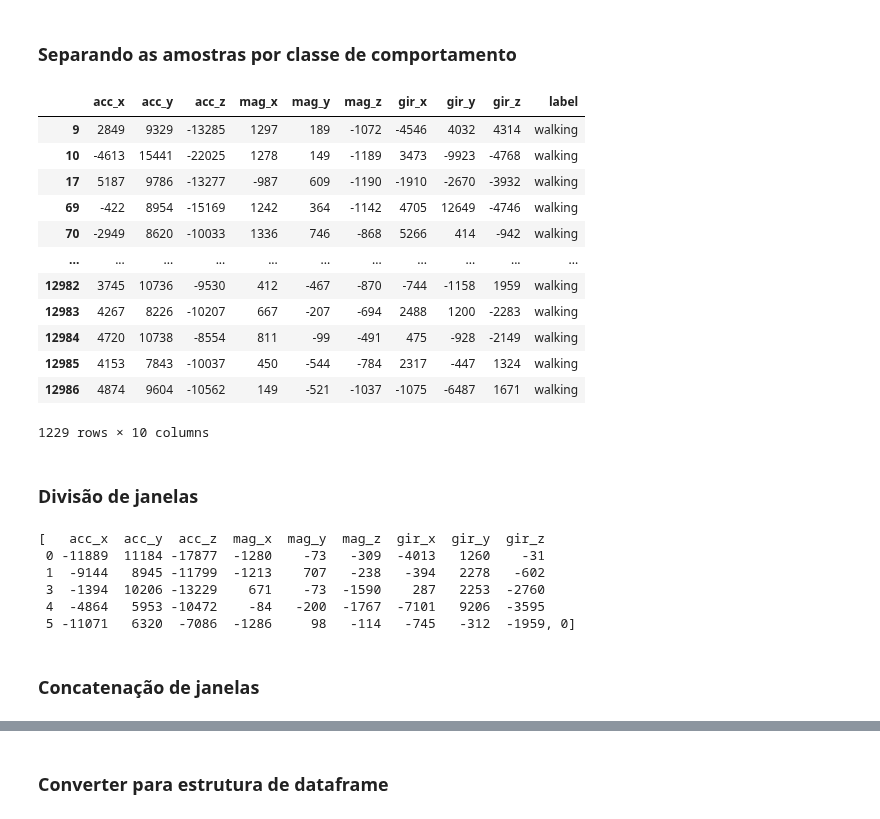
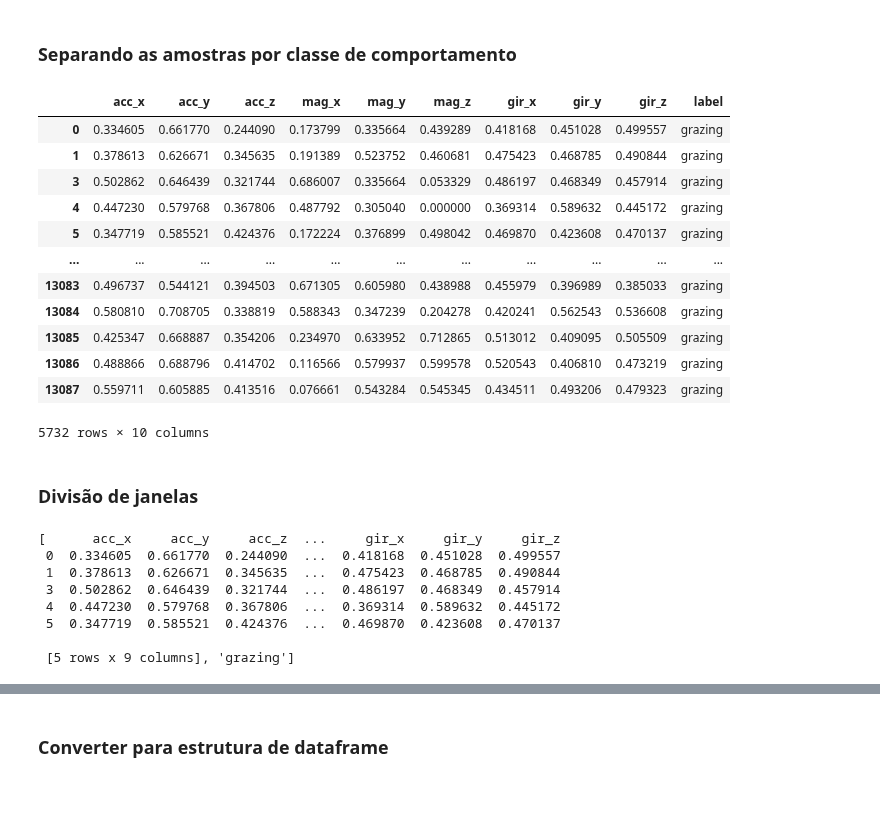
Before and after one commit to andssuu/moncattle, a Jupyter notebook: supervised/notebooks/cnn.ipynb, the cells around one changed output, grey strips where cells are left out. Drawn from its saved outputs; the diff is of its cells as text; code cells hidden in the pictures; blank space fills up the shorter version.

```diff
--- a/supervised/notebooks/cnn.ipynb
+++ b/supervised/notebooks/cnn.ipynb
@@ -49,16 +67,10 @@ Resolving deltas: 100% (269/269), done.
 # %%
-import math
-from datetime import datetime
-
-import pandas as pd
-import numpy as np
-from sklearn.preprocessing import LabelEncoder
-import matplotlib
-import matplotlib.pyplot as plt
-from sklearn.model_selection import train_test_split
-np.random.seed(0)
 df = pd.read_csv("moncattle/data/dataset.csv", float_precision='high')
 df_data = df.loc[:, ['acc_x', 'acc_y', 'acc_z', 'mag_x', 'mag_y', 'mag_z', 'gir_x', 'gir_y', 'gir_z', 'label']]
+#padronização
+df_data.iloc[:, :9] = (df_data.iloc[:, :9] - df_data.iloc[:, :9].min()) / (df_data.iloc[:, :9].max() - df_data.iloc[:, :9].min())
+#normalization
+# df_data.iloc[:, :9] = (df_data.iloc[:, :9] - df_data.iloc[:, :9].mean()) / df_data.iloc[:, :9].std()
 #df_data = df.iloc[:, 1:10]
 #df_labels = df.iloc[:, -1]
 df_data
@@ -83,50 +95,39 @@ df_data
 # %%
 df_grazing = df_data[df_data.label=='grazing']
 df_standing = df_data[df_data.label=='standing']
 df_lying = df_data[df_data.label=='lying']
 df_walking = df_data[df_data.label=='walking']
-df_walking
+df_grazing
 # %% [output]
 |  | acc_x | acc_y | acc_z | mag_x | mag_y | mag_z | gir_x | gir_y | gir_z | label |
-| 9 | 2849 | 9329 | -13285 | 1297 | 189 | -1072 | -4546 | 4032 | 4314 | walking |
-| 10 | -4613 | 15441 | -22025 | 1278 | 149 | -1189 | 3473 | -9923 | -4768 | walking |
-| 17 | 5187 | 9786 | -13277 | -987 | 609 | -1190 | -1910 | -2670 | -3932 | walking |
-| 69 | -422 | 8954 | -15169 | 1242 | 364 | -1142 | 4705 | 12649 | -4746 | walking |
-| 70 | -2949 | 8620 | -10033 | 1336 | 746 | -868 | 5266 | 414 | -942 | walking |
+| 0 | 0.334605 | 0.661770 | 0.244090 | 0.173799 | 0.335664 | 0.439289 | 0.418168 | 0.451028 | 0.499557 | grazing |
+| 1 | 0.378613 | 0.626671 | 0.345635 | 0.191389 | 0.523752 | 0.460681 | 0.475423 | 0.468785 | 0.490844 | grazing |
+| 3 | 0.502862 | 0.646439 | 0.321744 | 0.686007 | 0.335664 | 0.053329 | 0.486197 | 0.468349 | 0.457914 | grazing |
+| 4 | 0.447230 | 0.579768 | 0.367806 | 0.487792 | 0.305040 | 0.000000 | 0.369314 | 0.589632 | 0.445172 | grazing |
+| 5 | 0.347719 | 0.585521 | 0.424376 | 0.172224 | 0.376899 | 0.498042 | 0.469870 | 0.423608 | 0.470137 | grazing |
 | ... | ... | ... | ... | ... | ... | ... | ... | ... | ... | ... |
-| 12982 | 3745 | 10736 | -9530 | 412 | -467 | -870 | -744 | -1158 | 1959 | walking |
-| 12983 | 4267 | 8226 | -10207 | 667 | -207 | -694 | 2488 | 1200 | -2283 | walking |
-| 12984 | 4720 | 10738 | -8554 | 811 | -99 | -491 | 475 | -928 | -2149 | walking |
-| 12985 | 4153 | 7843 | -10037 | 450 | -544 | -784 | 2317 | -447 | 1324 | walking |
-| 12986 | 4874 | 9604 | -10562 | 149 | -521 | -1037 | -1075 | -6487 | 1671 | walking |
+| 13083 | 0.496737 | 0.544121 | 0.394503 | 0.671305 | 0.605980 | 0.438988 | 0.455979 | 0.396989 | 0.385033 | grazing |
+| 13084 | 0.580810 | 0.708705 | 0.338819 | 0.588343 | 0.347239 | 0.204278 | 0.420241 | 0.562543 | 0.536608 | grazing |
+| 13085 | 0.425347 | 0.668887 | 0.354206 | 0.234970 | 0.633952 | 0.712865 | 0.513012 | 0.409095 | 0.505509 | grazing |
+| 13086 | 0.488866 | 0.688796 | 0.414702 | 0.116566 | 0.579937 | 0.599578 | 0.520543 | 0.406810 | 0.473219 | grazing |
+| 13087 | 0.559711 | 0.605885 | 0.413516 | 0.076661 | 0.543284 | 0.545345 | 0.434511 | 0.493206 | 0.479323 | grazing |
-1229 rows × 10 columns
+5732 rows × 10 columns
 # %% [markdown]
 ### Divisão de janelas
 # %%
-# window_size = 5
-# windows = []
-# windows += [[np.array(df_grazing.iloc[w:w+window_size, :-1]).reshape(5, 9), 0] for w in range(0, df_grazing.shape[0]-window_size, window_size)]
-# windows += [[np.array(df_standing.iloc[w:w+window_size, :-1]).reshape(5, 9), 1] for w in range(0, df_standing.shape[0]-window_size, window_size)]
-# windows += [[np.array(df_lying.iloc[w:w+window_size, :-1]).reshape(5, 9), 2] for w in range(0, df_lying.shape[0]-window_size, window_size)]
-# windows += [[np.array(df_walking.iloc[w:w+window_size, :-1]).reshape(5, 9), 3] for w in range(0, df_walking.shape[0]-window_size, window_size)]
-# windows[0]
 window_size = 5
 windows = []
-# windows += [[df_grazing.iloc[w:w+window_size, :-1], 'grazing'] for w in range(0, df_grazing.shape[0]-window_size, window_size)]
-# windows += [[df_standing.iloc[w:w+window_size, :-1], 'standing'] for w in range(0, df_standing.shape[0]-window_size, window_size)]
-# windows += [[df_lying.iloc[w:w+window_size, :-1], 'lying'] for w in range(0, df_lying.shape[0]-window_size, window_size)]
-# windows += [[df_walking.iloc[w:w+window_size, :-1], 'walking'] for w in range(0, df_walking.shape[0]-window_size, window_size)]
-windows += [[df_grazing.iloc[w:w+window_size, :-1], 0] for w in range(0, df_grazing.shape[0]-window_size, window_size)]
-windows += [[df_standing.iloc[w:w+window_size, :-1], 1] for w in range(0, df_standing.shape[0]-window_size, window_size)]
-windows += [[df_lying.iloc[w:w+window_size, :-1], 2] for w in range(0, df_lying.shape[0]-window_size, window_size)]
-windows += [[df_walking.iloc[w:w+window_size, :-1], 3] for w in range(0, df_walking.shape[0]-window_size, window_size)]
+windows += [[df_grazing.iloc[w:w+window_size, :-1], 'grazing'] for w in range(0, df_grazing.shape[0]-window_size, window_size)]
+windows += [[df_standing.iloc[w:w+window_size, :-1], 'standing'] for w in range(0, df_standing.shape[0]-window_size, window_size)]
+windows += [[df_lying.iloc[w:w+window_size, :-1], 'lying'] for w in range(0, df_lying.shape[0]-window_size, window_size)]
+windows += [[df_walking.iloc[w:w+window_size, :-1], 'walking'] for w in range(0, df_walking.shape[0]-window_size, window_size)]
 windows[0]
 # %% [output]
-[   acc_x  acc_y  acc_z  mag_x  mag_y  mag_z  gir_x  gir_y  gir_z
- 0 -11889  11184 -17877  -1280    -73   -309  -4013   1260    -31
- 1  -9144   8945 -11799  -1213    707   -238   -394   2278   -602
- 3  -1394  10206 -13229    671    -73  -1590    287   2253  -2760
- 4  -4864   5953 -10472    -84   -200  -1767  -7101   9206  -3595
- 5 -11071   6320  -7086  -1286     98   -114   -745   -312  -1959, 0]
+[      acc_x     acc_y     acc_z  ...     gir_x     gir_y     gir_z
+ 0  0.334605  0.661770  0.244090  ...  0.418168  0.451028  0.499557
+ 1  0.378613  0.626671  0.345635  ...  0.475423  0.468785  0.490844
+ 3  0.502862  0.646439  0.321744  ...  0.486197  0.468349  0.457914
+ 4  0.447230  0.579768  0.367806  ...  0.369314  0.589632  0.445172
+ 5  0.347719  0.585521  0.424376  ...  0.469870  0.423608  0.470137
+
+ [5 rows x 9 columns], 'grazing']
-# %% [markdown]
-### Concatenação de janelas
```
Also changed, not shown: parts of 73 cells of this notebook.
